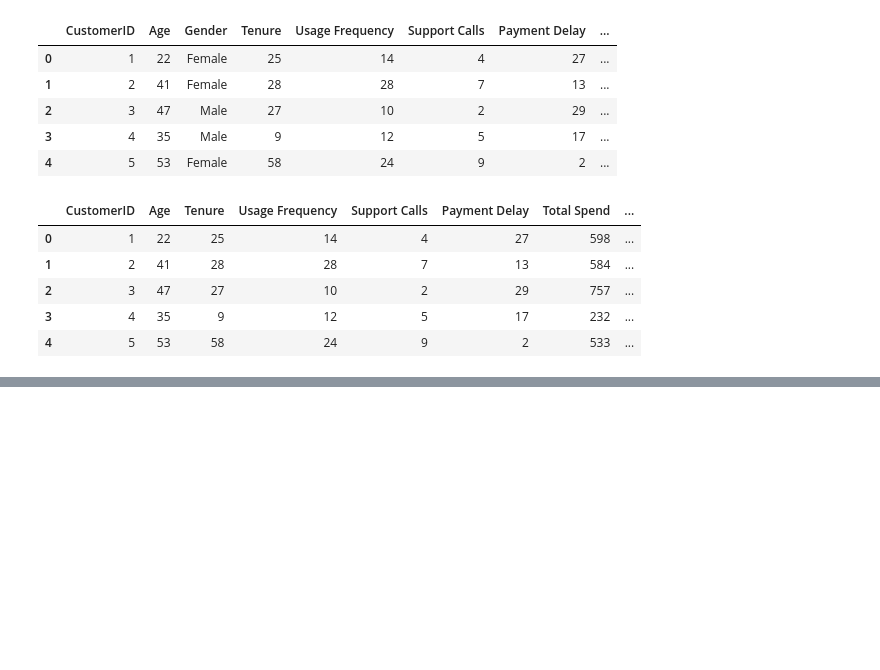
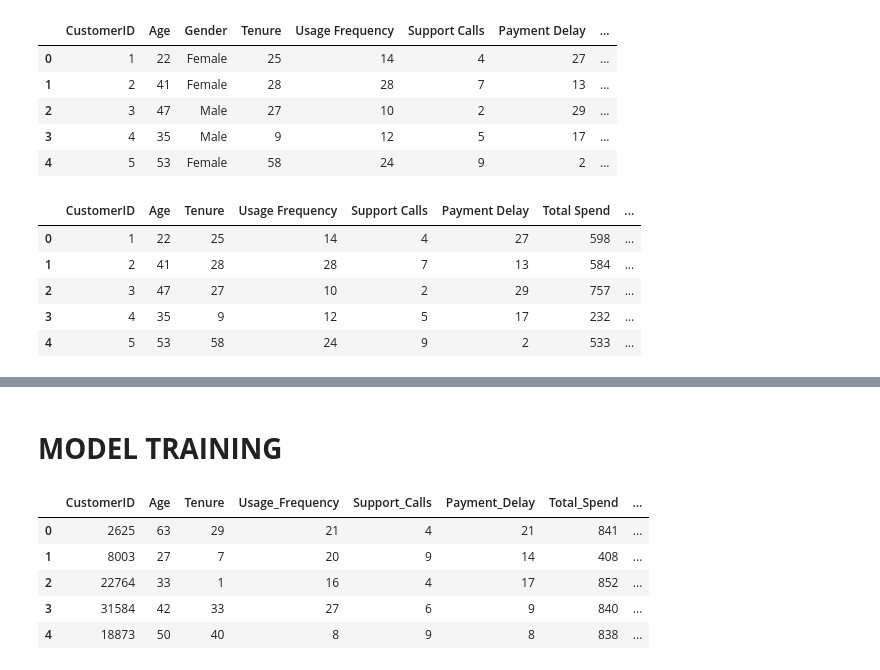
Before and after one commit to TshidisoKingk/Telco-Customer-Churn, a Jupyter notebook: Customer_churn.ipynb, the cells around one changed output, grey strips where cells are left out. Saved outputs shown, nothing was run; the diff lists cells and outputs as text; code cells hidden in the pictures; blank space fills up the shorter version.

```diff
--- a/Customer_churn.ipynb
+++ b/Customer_churn.ipynb
@@ -267,0 +546,2 @@ plt.show()
+# %% [markdown]
+# **MODEL TRAINING**
@@ -267,0 +554,9 @@ plt.show()
+# %%
+df2.head()
+# %% [output]
+|  | CustomerID | Age | Tenure | Usage_Frequency | Support_Calls | Payment_Delay | Total_Spend | ... |
+| 0 | 2625 | 63 | 29 | 21 | 4 | 21 | 841 | ... |
+| 1 | 8003 | 27 | 7 | 20 | 9 | 14 | 408 | ... |
+| 2 | 22764 | 33 | 1 | 16 | 4 | 17 | 852 | ... |
+| 3 | 31584 | 42 | 33 | 27 | 6 | 9 | 840 | ... |
+| 4 | 18873 | 50 | 40 | 8 | 9 | 8 | 838 | ... |
```
Also changed, not shown: parts of 41 cells of this notebook.
